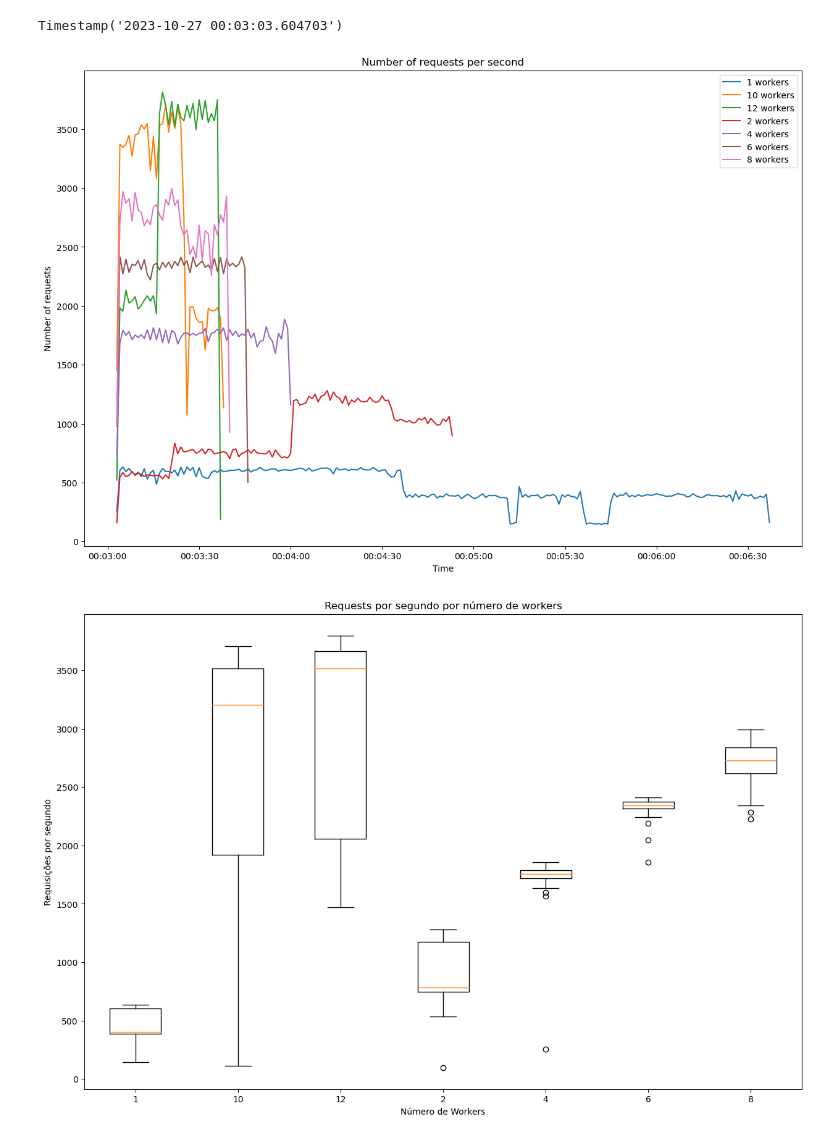
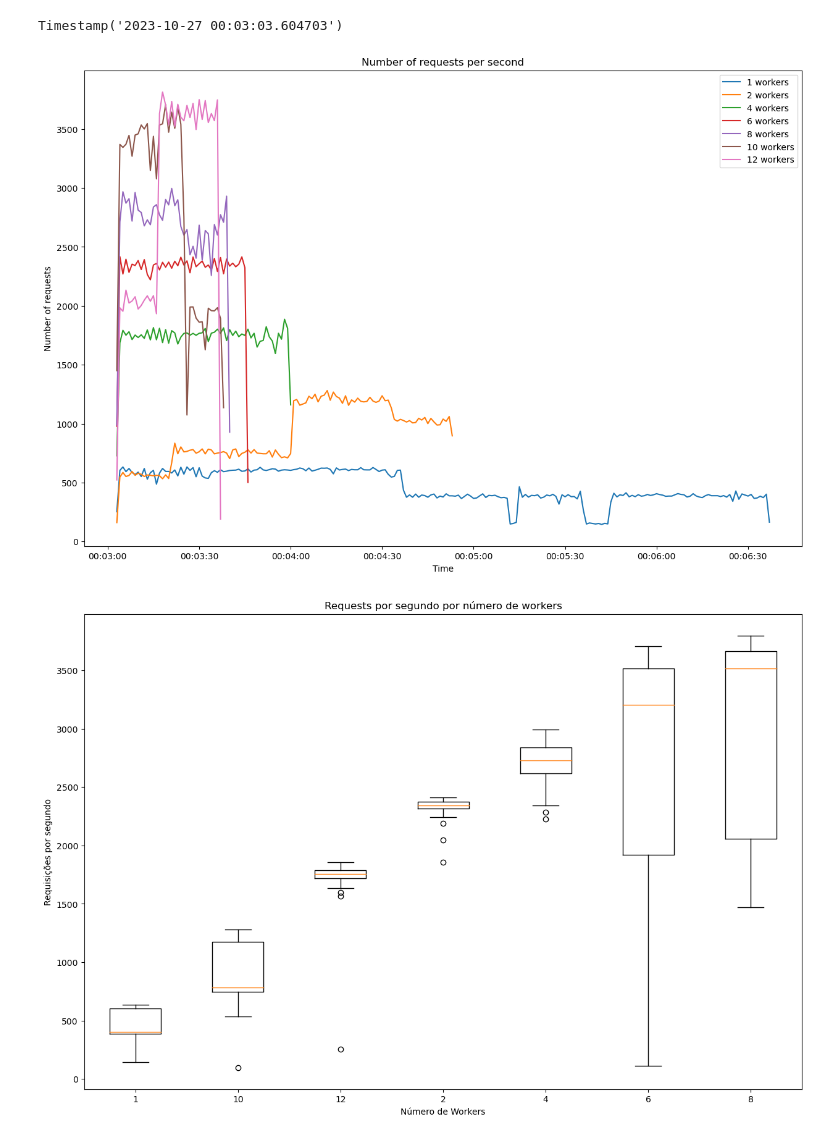
Before and after one commit to PauloHFS/concorrente-projeto, a Jupyter notebook: go-server/eda_tests.ipynb, the cells around one changed output. Drawn from its saved outputs; the diff is of its cells as text; code cells hidden in the pictures.

```diff
--- a/go-server/eda_tests.ipynb
+++ b/go-server/eda_tests.ipynb
@@ -19,13 +20,15 @@ files
 # %%
 df = pd.DataFrame()
 for file in files:
-  numWorkes = re.search(r'god-(\d+)-workers.csv', file)
+  numWorkes = re.search(r'go-(\d+)-workers.csv', file)
   temp = pd.read_csv(tests_path + file, index_col=0)
   temp['created_at'] = pd.to_datetime(temp['created_at'])
   temp['workers'] = numWorkes.group(1)
   temp['workers'] = temp['workers'].astype(int)
 
   df = pd.concat([df, temp])
+
+df['language'] = 'go'
 # %%
 df.info()
 # %% [output]
@@ -76,7 +82,7 @@ for worker in df['workers'].unique():
                        'created_at'] = normalized_time_df[normalized_time_df['workers'] == worker]['created_at'] + difference
 # %%
 fig = plt.figure(figsize=(15, 10))
-for worker in normalized_time_df['workers'].unique():
+for worker in np.sort(normalized_time_df['workers'].unique()):
   temp = normalized_time_df[normalized_time_df['workers'] == worker]
   temp.index = temp['created_at']
   temp = temp.resample('1s').size()
@@ -88,26 +94,26 @@ plt.ylabel('Number of requests')
 plt.legend()
 plt.show()
 # %% [output]
-[figure, old version]
+[figure, new version]
 # %%
 boxdf = df.copy()
 # %%
 fig, ax = plt.subplots(figsize=(15, 10))
 data = []
 
-for worker in boxdf['workers'].unique():
+for worker in np.sort(boxdf['workers'].unique()):
     temp = boxdf[boxdf['workers'] == worker]
     temp.index = temp['created_at']
     temp = temp.resample('1s').size()
     data.append(temp)
 
 ax.boxplot(data, labels=boxdf['workers'].unique())
 
 ax.set_xticklabels(boxdf['workers'].unique())
 ax.set_xlabel('Número de Workers')
 ax.set_ylabel('Requisições por segundo')
 ax.set_title('Requests por segundo por número de workers')
 
 plt.show()
 # %% [output]
-[figure, old version]
+[figure, new version]
```
Also changed, not shown: parts of 5 cells of this notebook, 7 other files.
